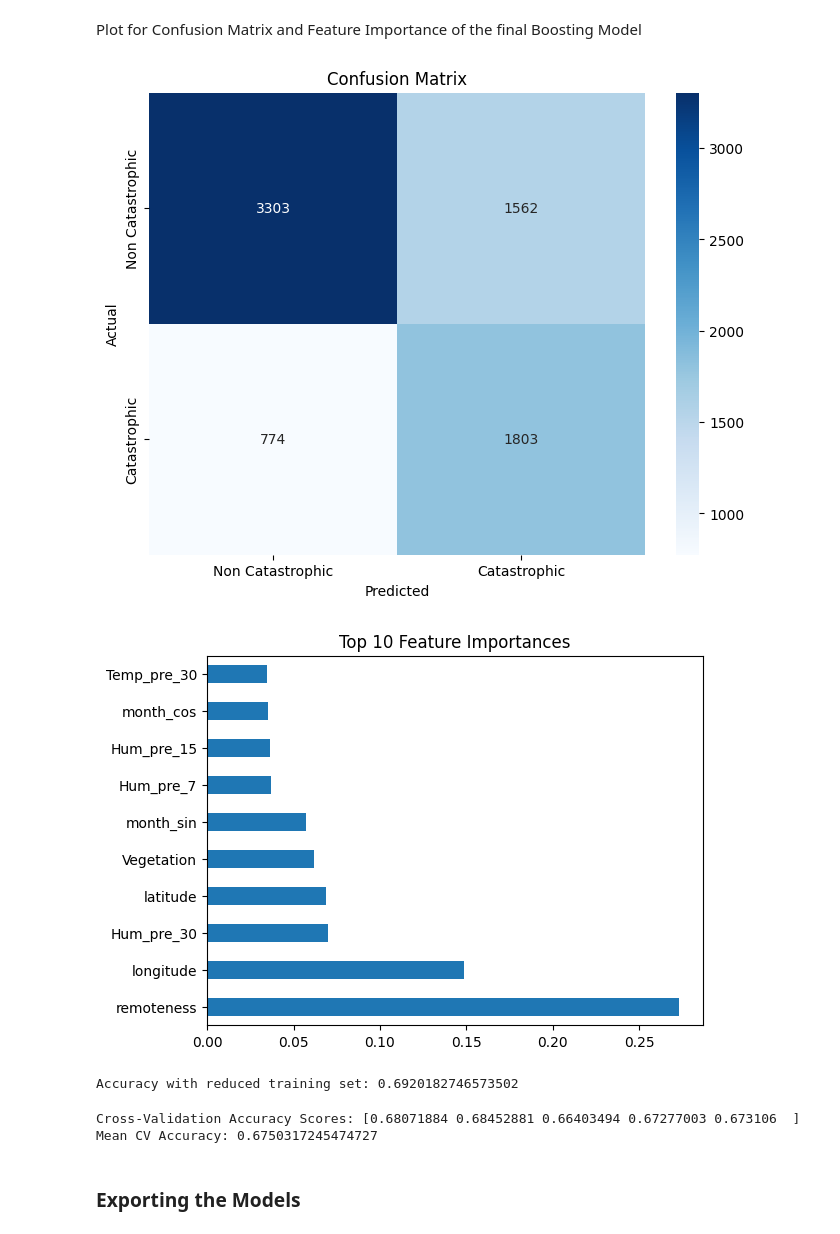
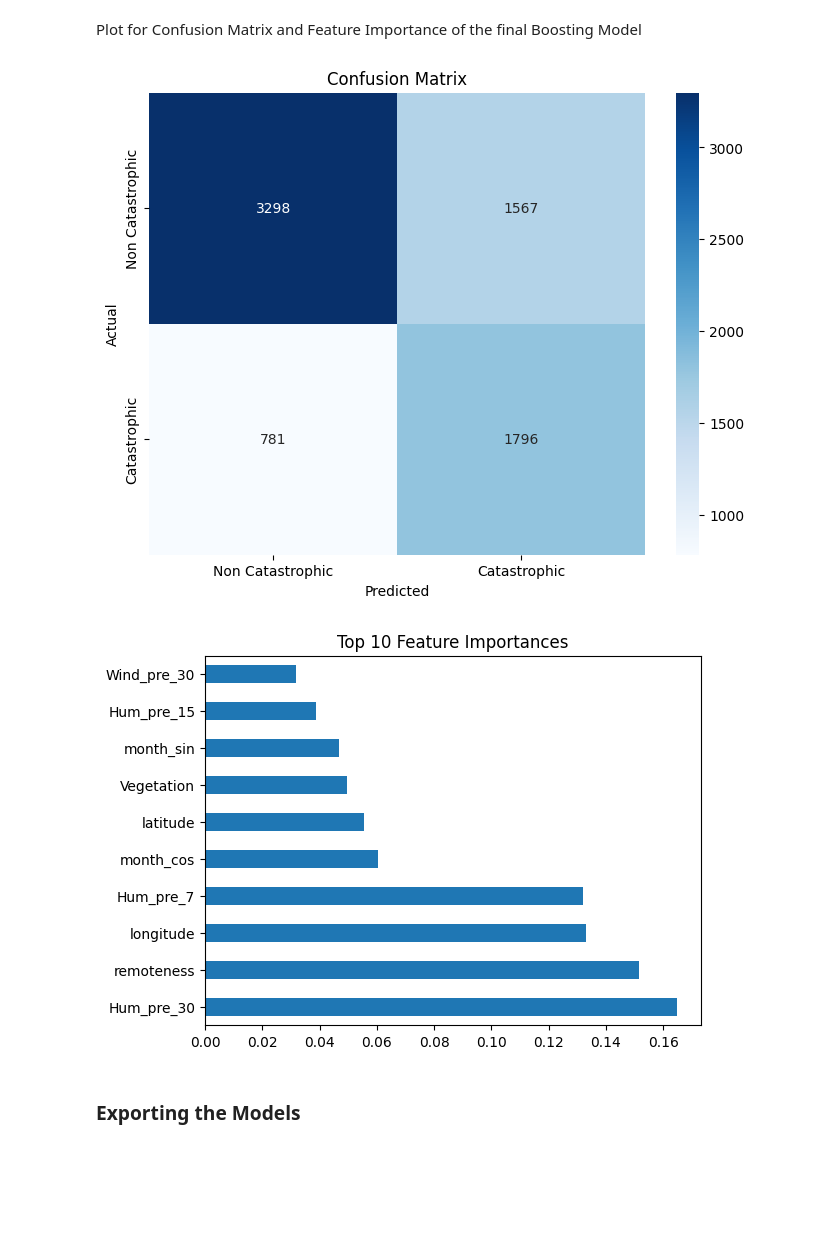
Before and after one commit to leonkriesmair/BigDataProject, a Jupyter notebook: notebooks/XGBoosting.ipynb, the cells around one changed output. Cells and saved outputs as stored; diff of their text form; code cells hidden in the pictures; blank space fills up the shorter version.

Commit message:
finalize first comparison draft

```diff
--- a/notebooks/XGBoosting.ipynb
+++ b/notebooks/XGBoosting.ipynb
@@ -76,9 +33,10 @@ plt.show()
 # %% [markdown]
 Using Categorical Vegetation Variable instead of dummies
 # %%
-df = pd.read_csv('../data/processed/FW_Veg_Rem_Combined_transformed.csv')
 dummy_cols = [col for col in df.columns if col.startswith('Vegetation_')]
-df = df.drop(columns=dummy_cols)
+
+df = pd.read_csv('../data/processed/FW_Veg_Rem_Combined_transformed.csv').drop(columns=dummy_cols)
+
 df.head()
 # %% [output]
 |  | index | latitude | longitude | Temp_pre_30 | Temp_pre_15 | Temp_pre_7 | Wind_pre_30 | Wind_pre_15 | ... |
@@ -146,14 +54,0 @@ TRYING OUT HISTGRADIENTBOOSTING, ALSO A VERY GOOD OPTION TO USE
-# %%
-# Train HistGradientBoosting
-hist_gb_model = HistGradientBoostingClassifier(
-    max_iter=200,
-    max_depth=6,
-    learning_rate=0.05
-)
-hist_gb_model.fit(X_train, y_train)
-
-# Evaluation
-y_pred_hist = hist_gb_model.predict(X_test)
-y_pred_proba = hist_gb_model.predict_proba(X_test)[:, 1]
-
-print("HistGradientBoosting AUC:", roc_auc_score(y_test, y_pred_proba))
@@ -164,6 +57,8 @@ NOW WE WANT TO FOCUS MORE ON RECALL RATHER THAN ACCURACY, SO I INCORPORATE IT IN
 # %% [markdown]
 STEP 1: RANDOMIZED GRID SEARCH FOR HYPERPARAMETERS, FOCUSING ON RECALL AS MY SCORING PARAMETER
 # %%
+XGBoost = xgb.XGBClassifier(enable_categorical=True, tree_method='hist')
+
 # Define param distributions for RSCV
 param_dist = {
     'n_estimators': randint(100, 300),
@@ -175,7 +70,7 @@ param_dist = {
     'scale_pos_weight': [1.8 , 2, 2.2] # scaling the number of catastrophic fires to normal fires can be useful in ballancing predictions, I will use 1 (neutral), 1.8 (appr. the ratio) and 2
 }
 
-XGBoost = xgb.XGBClassifier()
+
 
 # Randomized Search setup
 random_search = RandomizedSearchCV(
@@ -240,18 +139,6 @@ STEP 2: GRIDSEARCH IN THE OPTIMAL AREA, after updating the parameter grid
 # %%
 # Using RandomizedSearch to first find area of interesting parameters
 # and then using GridSearch to find the best parameters in that area
-
-xgb_model3 = xgb.XGBClassifier(
-    n_estimators=200, # also letting n_estimators fixed
-    learning_rate=0.05,
-    max_depth=5,
-    min_child_weight=4, # This and colsample_bytree are fixed bc for grid seach other variables are more imporant
-    random_state=42,
-    colsample_bytree=0.5,
-    scale_pos_weight=2, # This is set to 2, due to number of catastrophic to non-catastrophic fires
-    enable_categorical=True,
-    tree_method="hist"
-)
 
 best_params = random_search.best_params_
 param_grid_fine = {
@@ -265,7 +152,7 @@ param_grid_fine = {
 }
 
 grid_search_first = GridSearchCV(
-    estimator=xgb_model3,
+    estimator=XGBoost,
     param_grid=param_grid_fine,
     cv=5,
     scoring='recall',
@@ -330,51 +224,22 @@ Plot for Confusion Matrix and Feature Importance of the final Boosting Model
 # %%
 # Plotting Confusion Matrix with labels
 class_names = ['Non Catastrophic','Catastrophic']
 plt.figure(figsize=(8, 6))
 sns.heatmap(conf_matrix_final, annot=True, fmt='d', cmap='Blues',
             xticklabels=class_names, yticklabels=class_names)
 plt.title("Confusion Matrix")
 plt.xlabel("Predicted")
 plt.ylabel("Actual")
 plt.show()
 
 # Feature Importance
-feature_importances_final = pd.Series(xgb_model2.feature_importances_, index=X_train.columns)
+feature_importances_final = pd.Series(xgb_model_final.feature_importances_, index=X_train.columns)
 feature_importances_final.nlargest(10).plot(kind='barh')
 plt.title("Top 10 Feature Importances")
 plt.show()
 # %% [output]
 [figure]
-[figure, old version]
+[figure, new version]
-# %%
-# Resample 80% of the training data
-X_small, y_small = resample(X_train, y_train, n_samples=int(0.8 * len(X_train)), random_state=42)
-
-# Rebuild XGBoost model with the same best hyperparameters
-xgb_model_small = xgb.XGBClassifier(**xgb_model_final.get_params())
-xgb_model_small.fit(X_small, y_small)
-
-# Evaluate on the same test set
-y_pred_small = xgb_model_small.predict(X_test)
-print("Accuracy with reduced training set:", accuracy_score(y_test, y_pred_small))
-# %% [output]
-Accuracy with reduced training set: 0.6920182746573502
-# %%
-
-
-# Perform 5-fold cross-validation
-cv_scores = cross_val_score(
-    xgb_model_final, X_train, y_train,
-    cv=5,
-    scoring='accuracy',  # or 'recall', 'f1', depending on your goal
-    n_jobs=-1
-)
-
-print("Cross-Validation Accuracy Scores:", cv_scores)
-print("Mean CV Accuracy:", cv_scores.mean())
-# %% [output]
-Cross-Validation Accuracy Scores: [0.68071884 0.68452881 0.66403494 0.67277003 0.673106  ]
-Mean CV Accuracy: 0.6750317245474727
 # %% [markdown]
 ### Exporting the Models
 # %%
```
Also changed, not shown: parts of 13 cells of this notebook, 1 other file.
